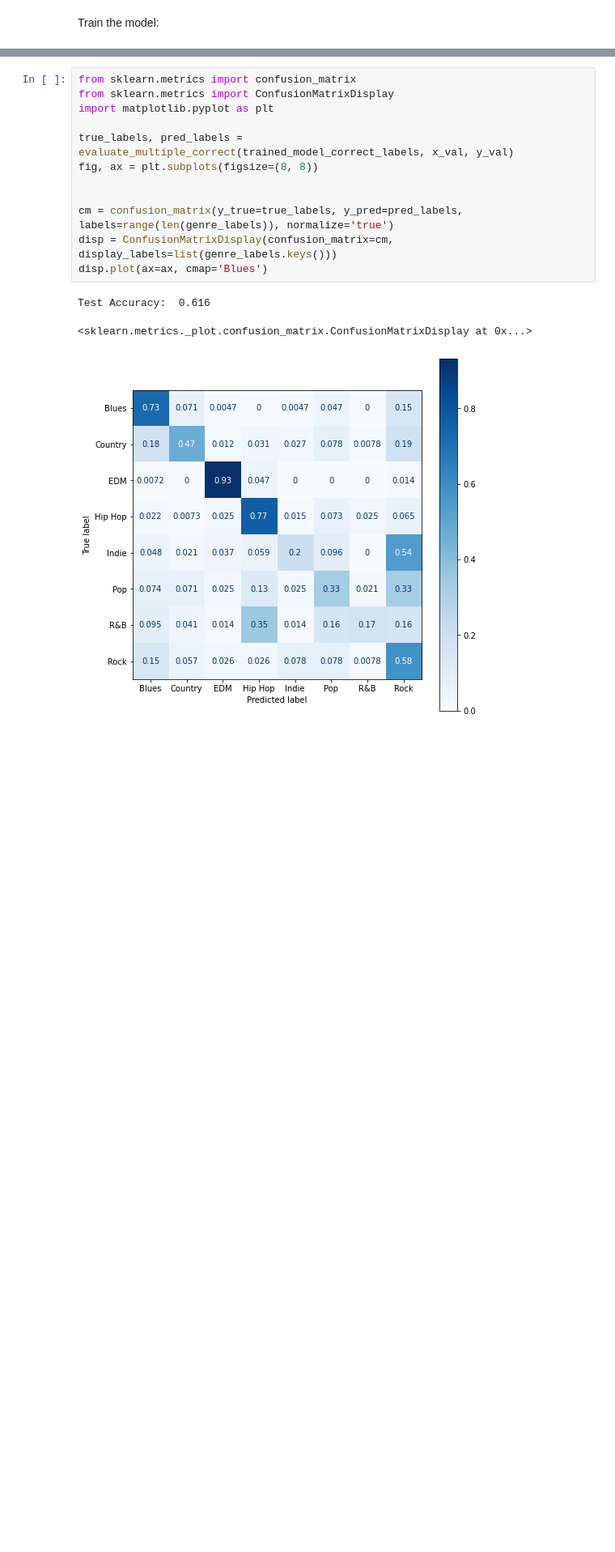
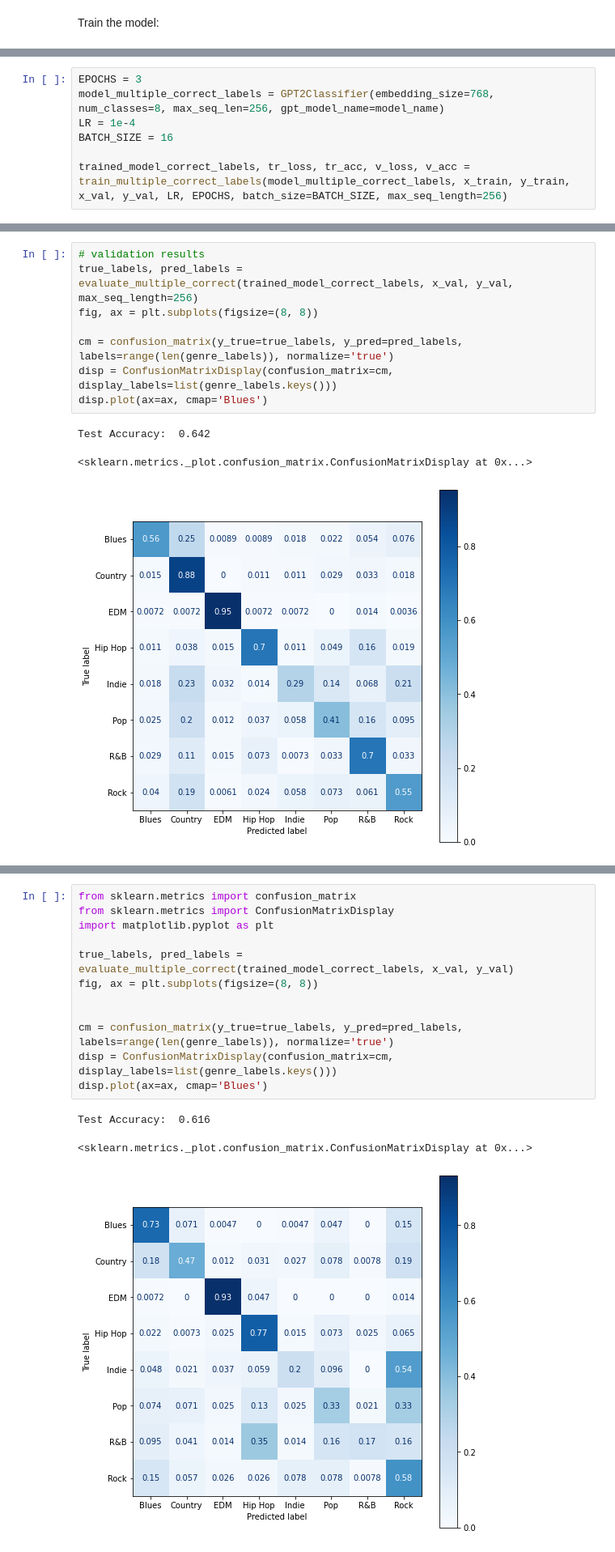
Before and after one commit to ece1786-2022/SongGenreClassifier, a Jupyter notebook: DistilGPT2_multiple_correct_genres.ipynb, the cells around one changed output, grey strips where cells are left out. Shown at 81% size. Saved outputs shown, nothing was run; the diff lists cells and outputs as text; blank space fills up the shorter version.

Commit message:
update final model training and results

```diff
--- a/DistilGPT2_multiple_correct_genres.ipynb
+++ b/DistilGPT2_multiple_correct_genres.ipynb
@@ -336,0 +342,7 @@ def evaluate_multiple_correct(model, test_data, test_labels, max_seq_length=128)
+# %%
+EPOCHS = 3
+model_multiple_correct_labels = GPT2Classifier(embedding_size=768, num_classes=8, max_seq_len=256, gpt_model_name=model_name)
+LR = 1e-4
+BATCH_SIZE = 16
+
+trained_model_correct_labels, tr_loss, tr_acc, v_loss, v_acc = train_multiple_correct_labels(model_multiple_correct_labels, x_train, y_train, x_val, y_val, LR, EPOCHS, batch_size=BATCH_SIZE, max_seq_length=256)
@@ -336,0 +361,12 @@ def evaluate_multiple_correct(model, test_data, test_labels, max_seq_length=128)
+# %%
+# validation results
+true_labels, pred_labels = evaluate_multiple_correct(trained_model_correct_labels, x_val, y_val, max_seq_length=256)
+fig, ax = plt.subplots(figsize=(8, 8))
+
+cm = confusion_matrix(y_true=true_labels, y_pred=pred_labels, labels=range(len(genre_labels)), normalize='true')
+disp = ConfusionMatrixDisplay(confusion_matrix=cm, display_labels=list(genre_labels.keys()))
+disp.plot(ax=ax, cmap='Blues')
+# %% [output]
+Test Accuracy:  0.642
+<sklearn.metrics._plot.confusion_matrix.ConfusionMatrixDisplay at 0x...>
+[figure, added]
```
Also changed, not shown: parts of 9 cells of this notebook.
